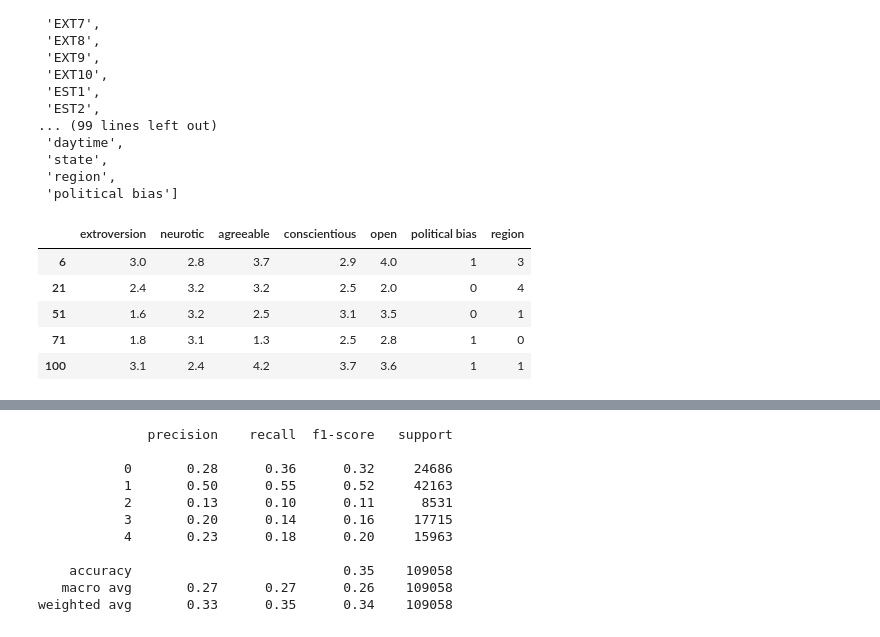
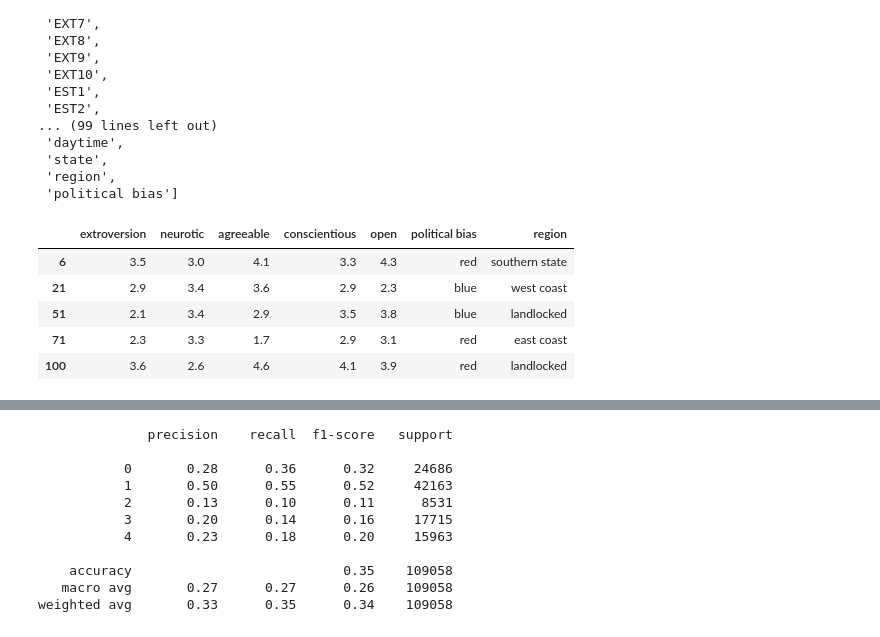
Before and after one commit to marvin2311/BigFive_Personality_Analysis, a Jupyter notebook: Notebook_Eric.ipynb, the cells around one changed output, grey strips where cells are left out. Saved outputs shown, nothing was run; the diff lists cells and outputs as text; code cells hidden in the pictures.

```diff
--- a/Notebook_Eric.ipynb
+++ b/Notebook_Eric.ipynb
@@ -726,7 +689,7 @@ Dataset_USA.columns.tolist()
  'region',
  'political bias']
 # %%
-Dataset_USA_predict_bias = Dataset_USA_transformed.drop(['EXT1_E',
+Dataset_USA_predict_bias = Dataset_USA_reversed.drop(['EXT1_E',
  'EXT2_E',
  'EXT3_E',
  'EXT4_E',
@@ -784,38 +747,38 @@ Dataset_USA_predict_bias = Dataset_USA_transformed.drop(['EXT1_E',
  'IPC',
  'country',
  'lat_appx',
  'long_appx',
  'time',
  'daytime',
  'state'], axis = 1)
 
 col_list = list(Dataset_USA_predict_bias)
 ext = col_list[0:10]
 est = col_list[10:20]
 agr = col_list[20:30]
 csn = col_list[30:40]
 opn = col_list[40:50]
 
 df_sums = pd.DataFrame()
 df_sums['extroversion'] = Dataset_USA_predict_bias[ext].sum(axis=1)/10
 df_sums['neurotic'] = Dataset_USA_predict_bias[est].sum(axis=1)/10
 df_sums['agreeable'] = Dataset_USA_predict_bias[agr].sum(axis=1)/10
 df_sums['conscientious'] = Dataset_USA_predict_bias[csn].sum(axis=1)/10
 df_sums['open'] = Dataset_USA_predict_bias[opn].sum(axis=1)/10
 df_sums['political bias'] = Dataset_USA_predict_bias['political bias'] #1 = red, 0 = blue
 df_sums['region'] = Dataset_USA_predict_bias['region']
 
 
 
 
 df_sums.head()
 # %% [output]
 |  | extroversion | neurotic | agreeable | conscientious | open | political bias | region |
-| 6 | 3.0 | 2.8 | 3.7 | 2.9 | 4.0 | 1 | 3 |
-| 21 | 2.4 | 3.2 | 3.2 | 2.5 | 2.0 | 0 | 4 |
-| 51 | 1.6 | 3.2 | 2.5 | 3.1 | 3.5 | 0 | 1 |
-| 71 | 1.8 | 3.1 | 1.3 | 2.5 | 2.8 | 1 | 0 |
-| 100 | 3.1 | 2.4 | 4.2 | 3.7 | 3.6 | 1 | 1 |
+| 6 | 3.5 | 3.0 | 4.1 | 3.3 | 4.3 | red | southern state |
+| 21 | 2.9 | 3.4 | 3.6 | 2.9 | 2.3 | blue | west coast |
+| 51 | 2.1 | 3.4 | 2.9 | 3.5 | 3.8 | blue | landlocked |
+| 71 | 2.3 | 3.3 | 1.7 | 2.9 | 3.1 | red | east coast |
+| 100 | 3.6 | 2.6 | 4.6 | 4.1 | 3.9 | red | landlocked |
 # %%
 
 
```
Also changed, not shown: parts of 8 cells of this notebook.
